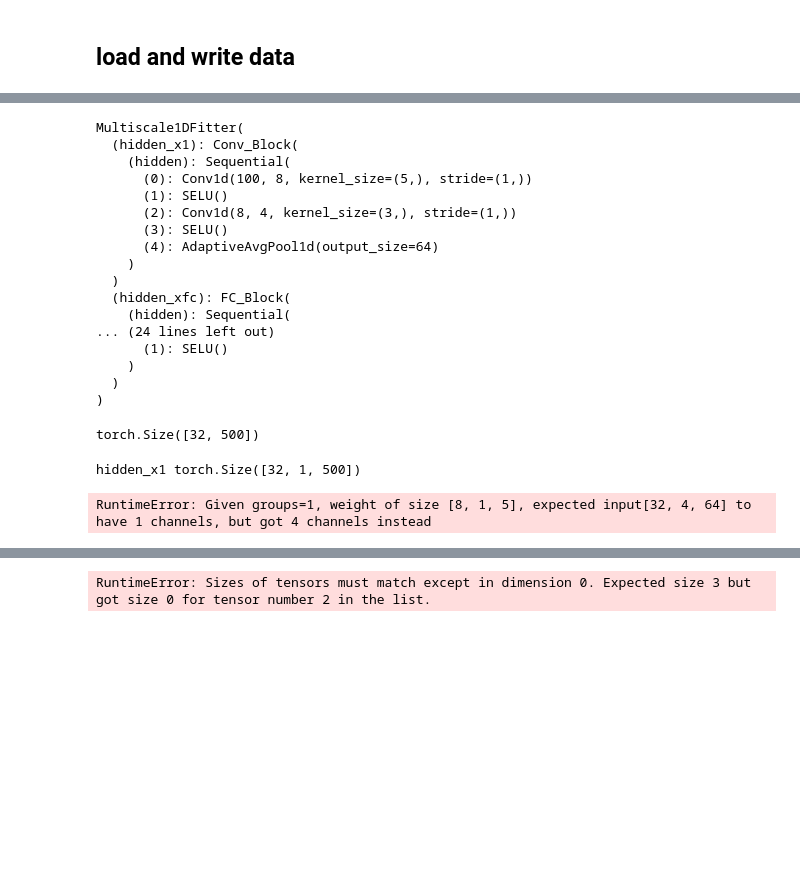
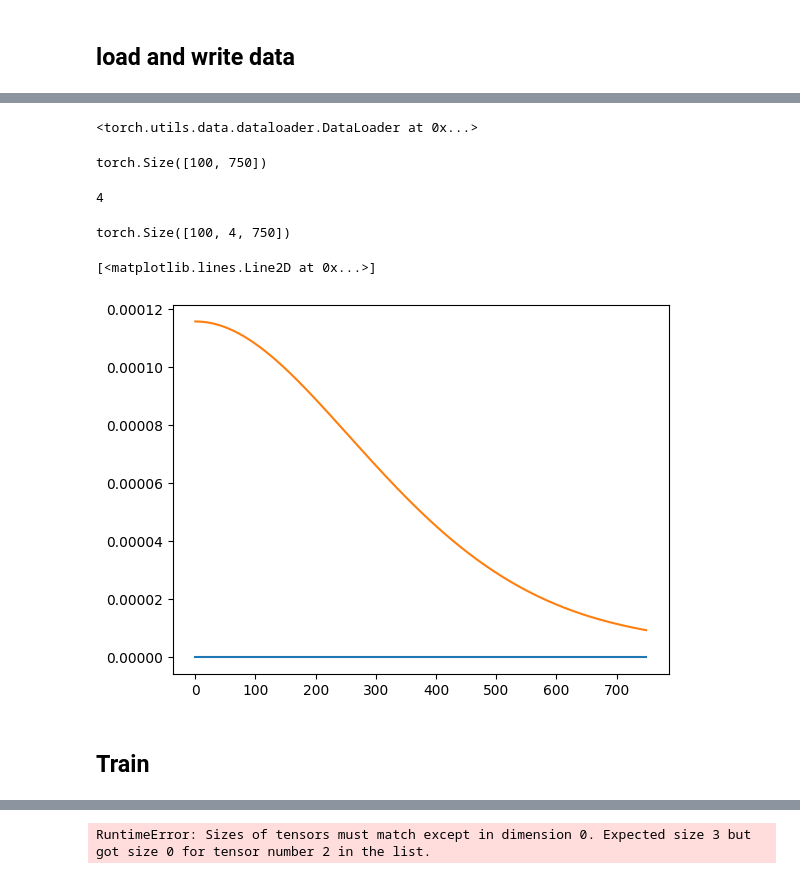
Before and after one commit to zhangxinqiao314/Gaussian_Sampler, a Jupyter notebook: Notebooks/fake_pv_testing.ipynb, the cells around one changed output, grey strips where cells are left out. Drawn from its saved outputs; the diff is of its cells as text; code cells hidden in the pictures; blank space fills up the shorter version.

```diff
--- a/Notebooks/fake_pv_testing.ipynb
+++ b/Notebooks/fake_pv_testing.ipynb
@@ -43,7 +43,9 @@ The autoreload extension is already loaded. To reload it, use:
 from Gaussian_Sampler.data.datasets import Fake_PV_Dataset
 datapath = '/home/m3learning/Northwestern/Northwestern_link/model_tests/'
 
-dset = Fake_PV_Dataset(save_folder=datapath,
-                    #    overwrite=True,
+dset = Fake_PV_Dataset(shape=(100,100,750),
+                       save_folder=datapath,
+                       scaled=True,
+                    #    overwrite=True,x
                        )
 # %% [markdown]
@@ -97,10 +80,14 @@ from Gaussian_Sampler.models.pv_fitter import Fitter_AE, generate_pseudovoigt_1D
 from autophyslearn.spectroscopic.nn import block_factory, Conv_Block, FC_Block
 from autophyslearn.spectroscopic.nn import Multiscale1DFitter
 
+
+num_fits = 4 # number of curves to sum up
+num_params = 4 # number of parameters to fit
+
 fitter = Fitter_AE(function=generate_pseudovoigt_1D,
                    dset=dset,
-                   num_params=4,
-                   num_fits=1,
+                   num_params=num_params,
+                   num_fits=num_fits,
                    limits=[1,dset.shape[-1],dset.shape[-1],dset.shape[-3]],
                    input_channels = 1,
                    device='cuda:0',
@@ -108,14 +95,21 @@ fitter = Fitter_AE(function=generate_pseudovoigt_1D,
                     encoder_params = { "model_block_dict": { # factory wrapper for blocks
                         "hidden_x1": block_factory(Conv_Block)(output_channels_list=[8,4],
                                                                 kernel_size_list=[5,3],
-                                                                pool_list=[64],
+                                                                pool_list=[128],
                                                                 max_pool=False),
-                        "hidden_xfc": block_factory(FC_Block)(output_size_list=[64,32,20]),
-                        "hidden_x2": block_factory(Conv_Block)(output_channels_list=[4,4,4,4],
-                                                                kernel_size_list=[3,3,3,3],
+                        "hidden_xfc": block_factory(FC_Block)(output_size_list=[64,32]),
+                        "hidden_x2": block_factory(Conv_Block)(output_channels_list=[4,4,4],
+                                                                kernel_size_list=[3,3,3],
                                                                 pool_list=[8,4],
                                                                 max_pool=True),
-                        "hidden_embedding": block_factory(FC_Block)(output_size_list=[8,4])
+                        "hidden_embedding": block_factory(FC_Block)(output_size_list=[8,num_params*num_fits])
                     },
-                    "skip_connections": ["hidden_xfc", "hidden_embedding"] }
+                    "skip_connections": ["hidden_xfc", "hidden_embedding"] },
+                    checkpoint_folder='home/m3learning/Northwestern/Northwestern_link/Gaussian_Sampler/checkpoints',
+                    sampler = sampler,
+                    sampler_params = {'dset': dset,
+                                      'batch_size': 100,
+                                      'gaussian_std': 5,
+                                      'orig_shape': dset.shape[0:-1],
+                                      'num_neighbors': 20, }
                 )
@@ -122,30 +120,28 @@ fitter = Fitter_AE(function=generate_pseudovoigt_1D,
 # %%
-fitter.encoder
+fitter.dataloader
 # %% [output]
-Multiscale1DFitter(
-  (hidden_x1): Conv_Block(
-    (hidden): Sequential(
-      (0): Conv1d(100, 8, kernel_size=(5,), stride=(1,))
-      (1): SELU()
-      (2): Conv1d(8, 4, kernel_size=(3,), stride=(1,))
-      (3): SELU()
-      (4): AdaptiveAvgPool1d(output_size=64)
-    )
-  )
-  (hidden_xfc): FC_Block(
-    (hidden): Sequential(
-... (24 lines left out)
-      (1): SELU()
-    )
-  )
-)
+<torch.utils.data.dataloader.DataLoader at 0x...>
 # %%
 batch = next(iter(fitter.dataloader))
 batch[1].shape
 # %% [output]
-torch.Size([32, 500])
+torch.Size([100, 750])
 # %%
-fitter.encoder(batch[1].to('cuda:0'))
+out = fitter.encoder(batch[1].to('cuda:0'))
-# %% [output]
-hidden_x1 torch.Size([32, 1, 500])
-RuntimeError: Given groups=1, weight of size [8, 1, 5], expected input[32, 4, 64] to have 1 channels, but got 4 channels instead
+# %%
+fitter.encoder.num_fits
+# %% [output]
+4
+# %%
+out[0].shape
+# %% [output]
+torch.Size([100, 4, 750])
+# %%
+import matplotlib.pyplot as plt
+plt.plot(batch[1][0].cpu().numpy())
+plt.plot(out[0][0,0].cpu().detach().numpy())
+# %% [output]
+[<matplotlib.lines.Line2D at 0x...>]
+[figure, added]
+# %% [markdown]
+## Train
```
Also changed, not shown: parts of 15 cells of this notebook, 1 other file.
